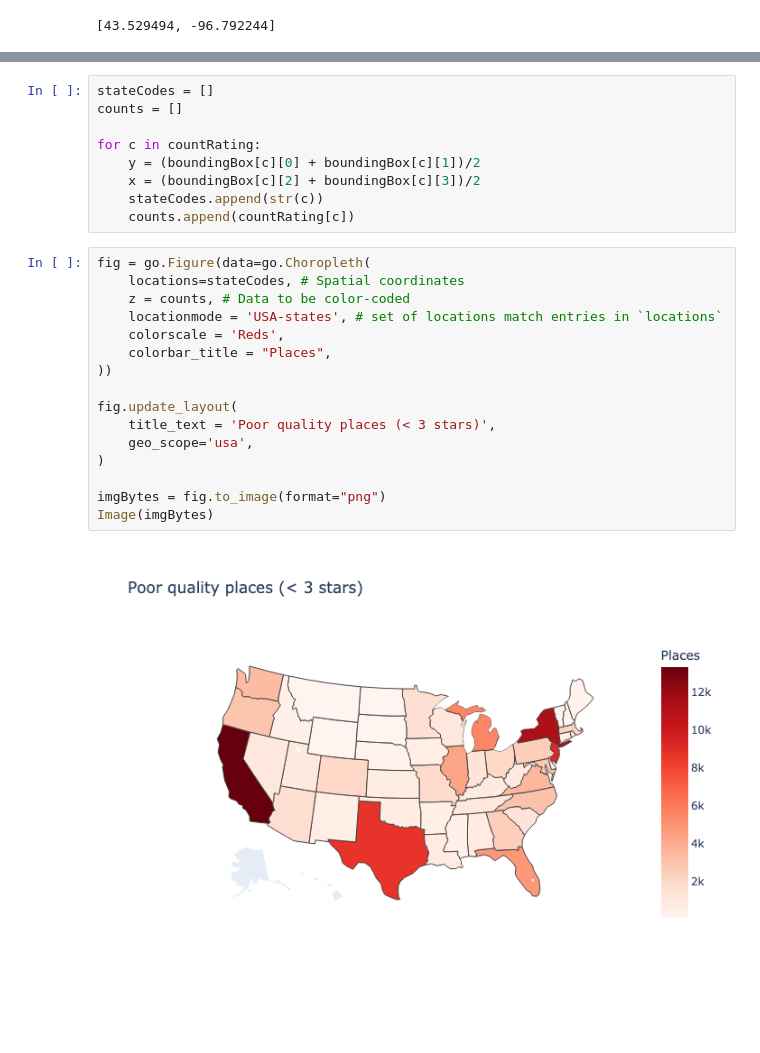
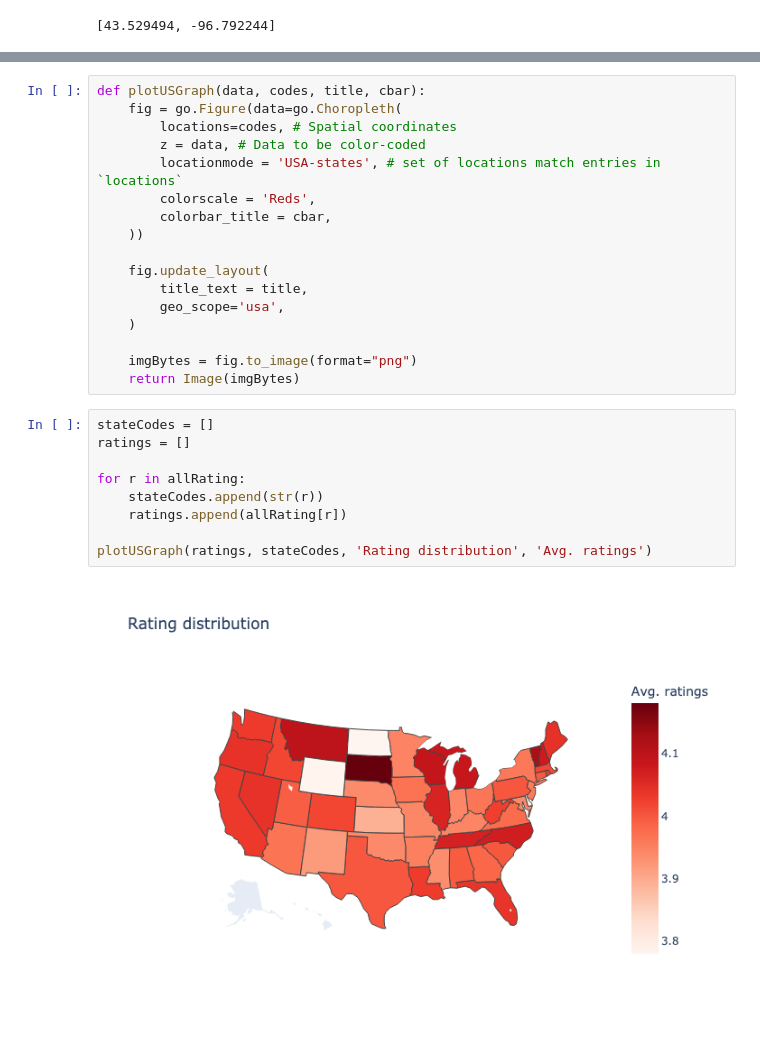
Before and after one commit to ashwin9999/google-local-reviews, a Jupyter notebook: EDA.ipynb, the cells around one changed output, grey strips where cells are left out. Drawn from its saved outputs; the diff is of its cells as text.

Commit message:
add more EDA choropleths

```diff
--- a/EDA.ipynb
+++ b/EDA.ipynb
@@ -173,27 +168,28 @@ sorted(countRating.items(), key=lambda x: x[1])
-# %%
-stateCodes = []
-counts = []
-
-for c in countRating:
-    y = (boundingBox[c][0] + boundingBox[c][1])/2
-    x = (boundingBox[c][2] + boundingBox[c][3])/2
-    stateCodes.append(str(c))
-    counts.append(countRating[c])
 # %%
-fig = go.Figure(data=go.Choropleth(
-    locations=stateCodes, # Spatial coordinates
-    z = counts, # Data to be color-coded
-    locationmode = 'USA-states', # set of locations match entries in `locations`
-    colorscale = 'Reds',
-    colorbar_title = "Places",
-))
+def plotUSGraph(data, codes, title, cbar):
+    fig = go.Figure(data=go.Choropleth(
+        locations=codes, # Spatial coordinates
+        z = data, # Data to be color-coded
+        locationmode = 'USA-states', # set of locations match entries in `locations`
+        colorscale = 'Reds',
+        colorbar_title = cbar,
+    ))
 
-fig.update_layout(
-    title_text = 'Poor quality places (< 3 stars)',
-    geo_scope='usa',
-)
+    fig.update_layout(
+        title_text = title,
+        geo_scope='usa',
+    )
 
-imgBytes = fig.to_image(format="png")
-Image(imgBytes)
+    imgBytes = fig.to_image(format="png")
+    return Image(imgBytes)
-# %% [output]
-[figure, removed]
+# %%
+stateCodes = []
+ratings = []
+
+for r in allRating:
+    stateCodes.append(str(r))
+    ratings.append(allRating[r])
+
+plotUSGraph(ratings, stateCodes, 'Rating distribution', 'Avg. ratings')
+# %% [output]
+[figure, added]
```
Also changed, not shown: parts of 4 cells of this notebook.
